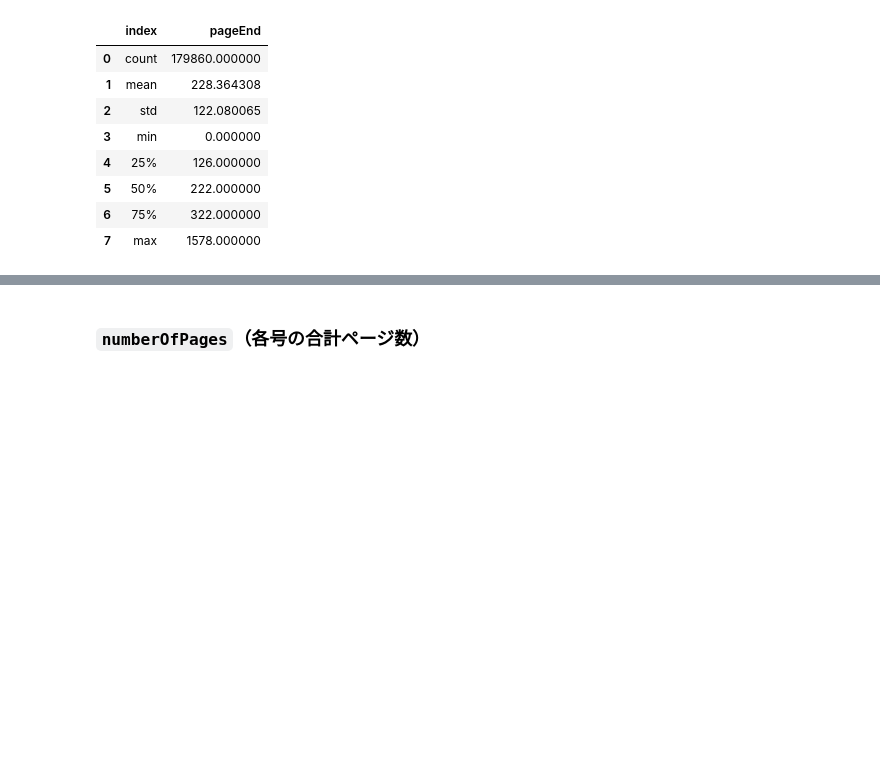
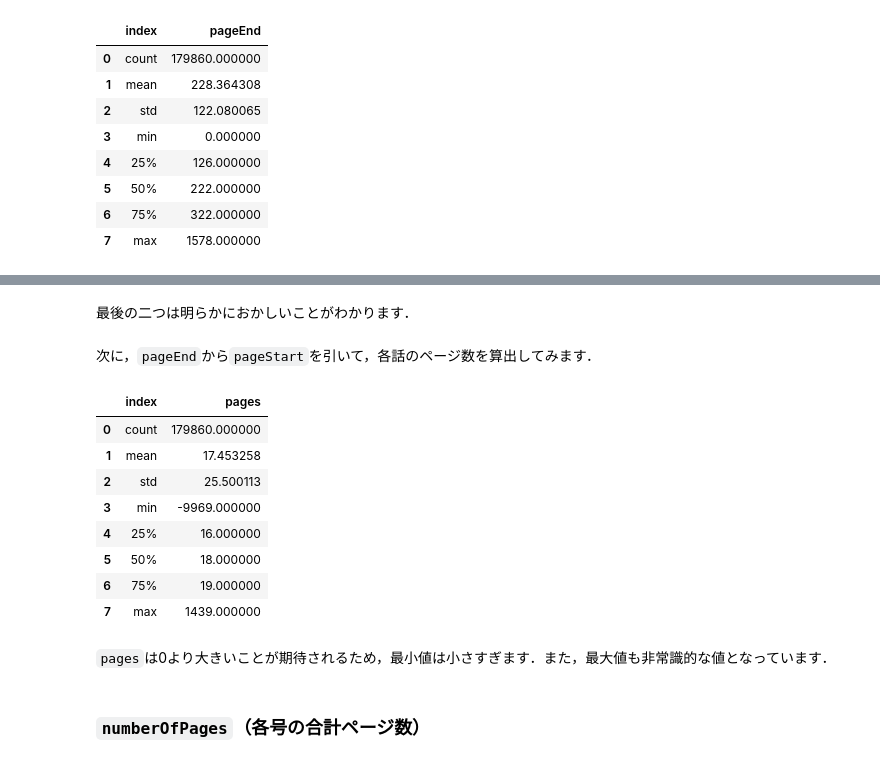
Before and after one commit to kakeami/viz-madb, a Jupyter notebook: _sources/eda/eda.ipynb, the cells around one changed output, grey strips where cells are left out. Drawn from its saved outputs; the diff is of its cells as text; code cells hidden in the pictures; blank space fills up the shorter version.

```diff
--- a/_sources/eda/eda.ipynb
+++ b/_sources/eda/eda.ipynb
@@ -378,3 +397,23 @@ SyntaxError: invalid syntax (987282095.py, line 1)
+# %% [markdown]
+最後の二つは明らかにおかしいことがわかります．
+# %% [markdown]
+次に，`pageEnd`から`pageStart`を引いて，各話のページ数を算出してみます．
+# %%
+df_tmp = df.copy()
+df_tmp['pages'] = df_tmp['pageEnd'] - df_tmp['pageStart']
+df_tmp['pages'].describe().reset_index()
+# %% [output]
+|  | index | pages |
+| 0 | count | 179860.000000 |
+| 1 | mean | 17.453258 |
+| 2 | std | 25.500113 |
+| 3 | min | -9969.000000 |
+| 4 | 25% | 16.000000 |
+| 5 | 50% | 18.000000 |
+| 6 | 75% | 19.000000 |
+| 7 | max | 1439.000000 |
+# %% [markdown]
+`pages`は0より大きいことが期待されるため，最小値は小さすぎます．また，最大値も非常識的な値となっています．
 # %% [markdown]
 ### `numberOfPages`（各号の合計ページ数）
 # %% [markdown]
```
Also changed, not shown: parts of 4 cells of this notebook, 2 other files.
